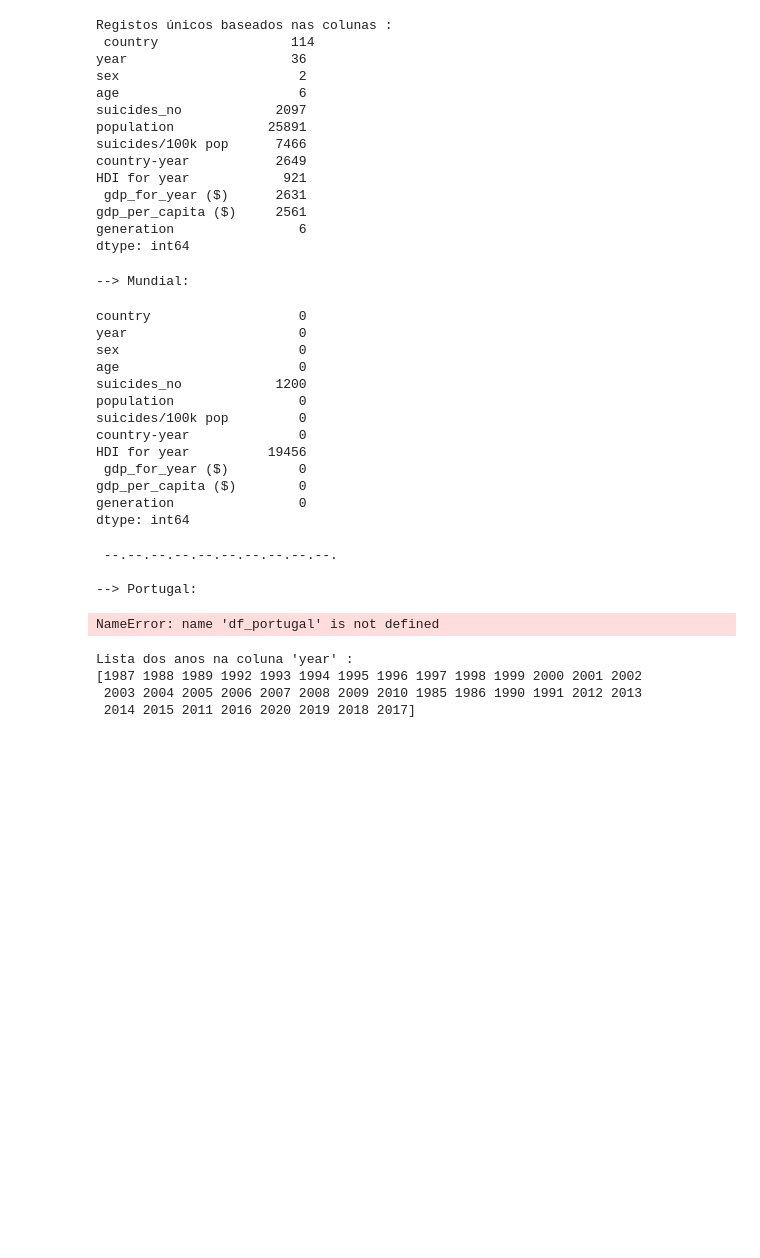
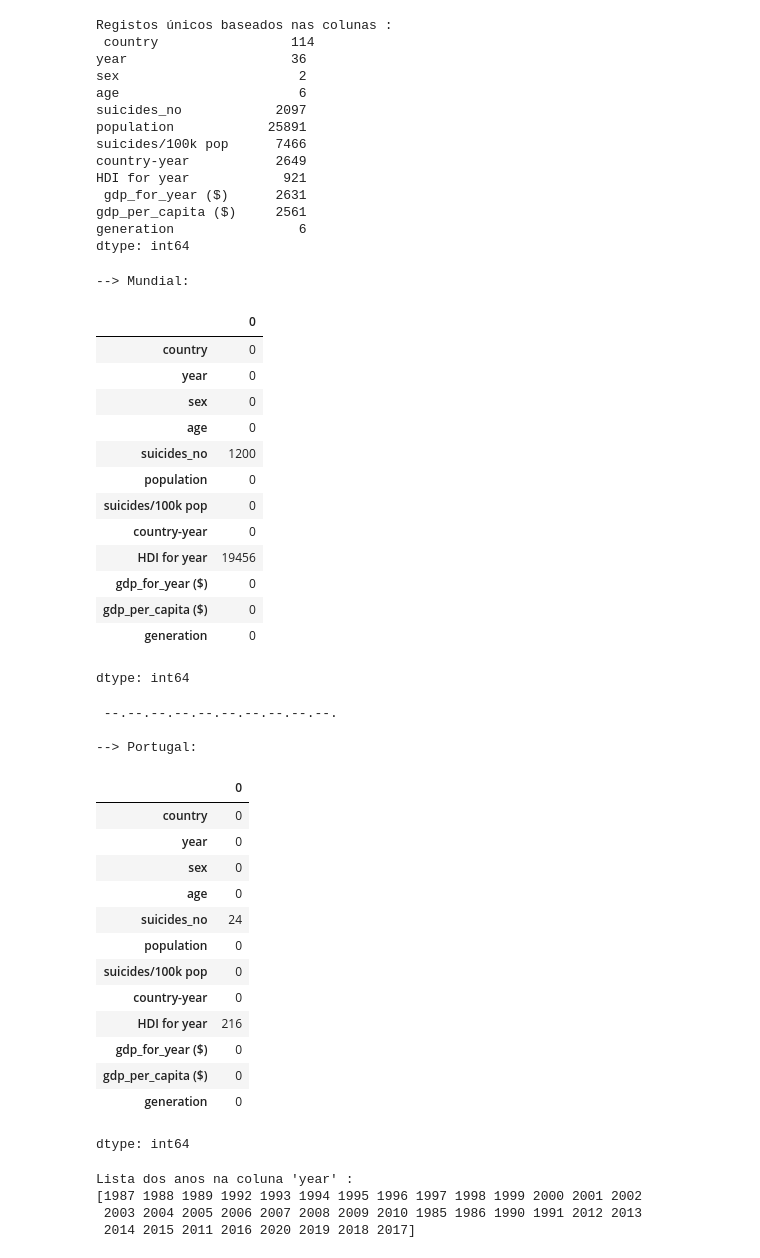
Before and after one commit to lagmagalhaes/EDA_Suicidio_Portugal, a Jupyter notebook: Suicidio_Portugal.ipynb, the cells around one changed output. Drawn from its saved outputs; the diff is of its cells as text; code cells hidden in the pictures; blank space fills up the shorter version.

```diff
--- a/Suicidio_Portugal.ipynb
+++ b/Suicidio_Portugal.ipynb
@@ -128,33 +165,49 @@ gdp_per_capita ($)     2561
 generation                6
 dtype: int64
 # %%
+#verificar isoladamente os DataFrames de Portugal e o Mundial para futuras comparações
 #verificar isoladamente os DataFrames de Portugal e o Mundial para futuras comparações
 print("--> Mundial:")
 display(df.isnull().sum())
 
 print("\n", "--." * 10, "\n")
 
 print("--> Portugal:")
+df_portugal = df[df['country'] == 'Portugal']
 display(df_portugal.isnull().sum())
 # %% [output]
 --> Mundial:
+|  | 0 |
+| country | 0 |
+| year | 0 |
+| sex | 0 |
+| age | 0 |
+| suicides_no | 1200 |
+| population | 0 |
+| suicides/100k pop | 0 |
+| country-year | 0 |
+| HDI for year | 19456 |
+| gdp_for_year ($) | 0 |
+| gdp_per_capita ($) | 0 |
+| generation | 0 |
-country                   0
-year                      0
-sex                       0
-age                       0
-suicides_no            1200
-population                0
-suicides/100k pop         0
-country-year              0
-HDI for year          19456
- gdp_for_year ($)         0
-gdp_per_capita ($)        0
-generation                0
 dtype: int64
  --.--.--.--.--.--.--.--.--.--.
 
 --> Portugal:
+|  | 0 |
+| country | 0 |
+| year | 0 |
+| sex | 0 |
+| age | 0 |
+| suicides_no | 24 |
+| population | 0 |
+| suicides/100k pop | 0 |
+| country-year | 0 |
+| HDI for year | 216 |
+| gdp_for_year ($) | 0 |
+| gdp_per_capita ($) | 0 |
+| generation | 0 |
-NameError: name 'df_portugal' is not defined
+dtype: int64
 # %%
 unique_years = df['year'].unique()
 print("\nLista dos anos na coluna 'year' :")
```
Also changed, not shown: parts of 11 cells of this notebook.
